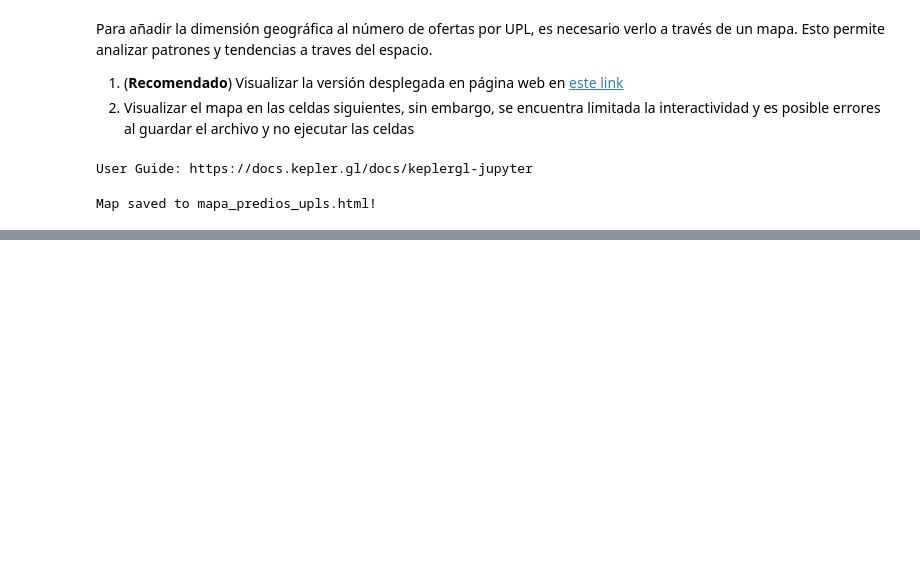
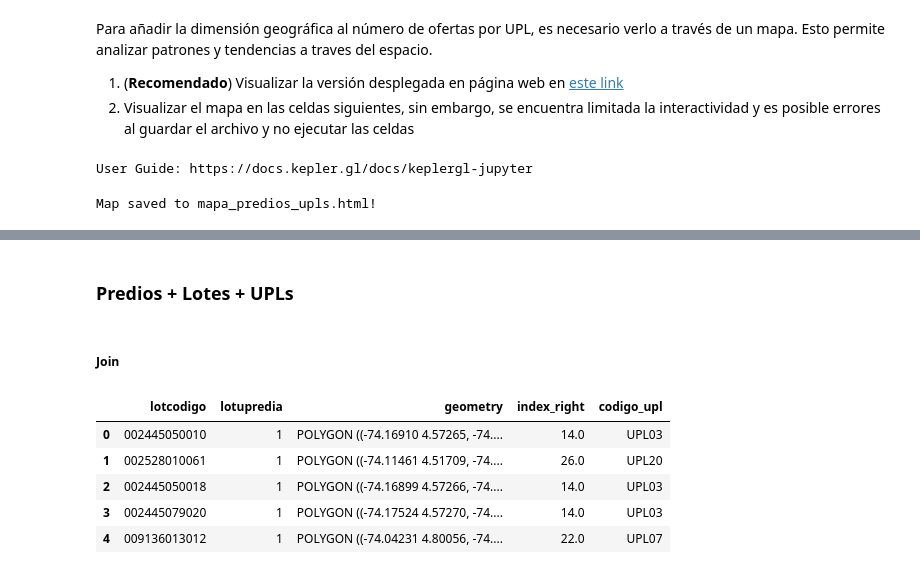
Before and after one commit to SantiGonzalezz/habi_prueba_data_science, a Jupyter notebook: Prueba_Data_Science_Santi.ipynb, the cells around one changed output, grey strips where cells are left out. Drawn from its saved outputs; the diff is of its cells as text; code cells hidden in the pictures; blank space fills up the shorter version.

```diff
--- a/Prueba_Data_Science_Santi.ipynb
+++ b/Prueba_Data_Science_Santi.ipynb
@@ -901,0 +1048,4 @@ Map saved to mapa_predios_upls.html!
+# %% [markdown]
+### Predios + Lotes + UPLs
+# %% [markdown]
+##### Join
@@ -901,0 +1059,9 @@ Map saved to mapa_predios_upls.html!
+# %%
+df_lotes_upls.head()
+# %% [output]
+|  | lotcodigo | lotupredia | geometry | index_right | codigo_upl |
+| 0 | 002445050010 | 1 | POLYGON ((-74.16910 4.57265, -74.... | 14.0 | UPL03 |
+| 1 | 002528010061 | 1 | POLYGON ((-74.11461 4.51709, -74.... | 26.0 | UPL20 |
+| 2 | 002445050018 | 1 | POLYGON ((-74.16899 4.57266, -74.... | 14.0 | UPL03 |
+| 3 | 002445079020 | 1 | POLYGON ((-74.17524 4.57270, -74.... | 14.0 | UPL03 |
+| 4 | 009136013012 | 1 | POLYGON ((-74.04231 4.80056, -74.... | 22.0 | UPL07 |
```
Also changed, not shown: parts of 38 cells of this notebook, 2 other files.
